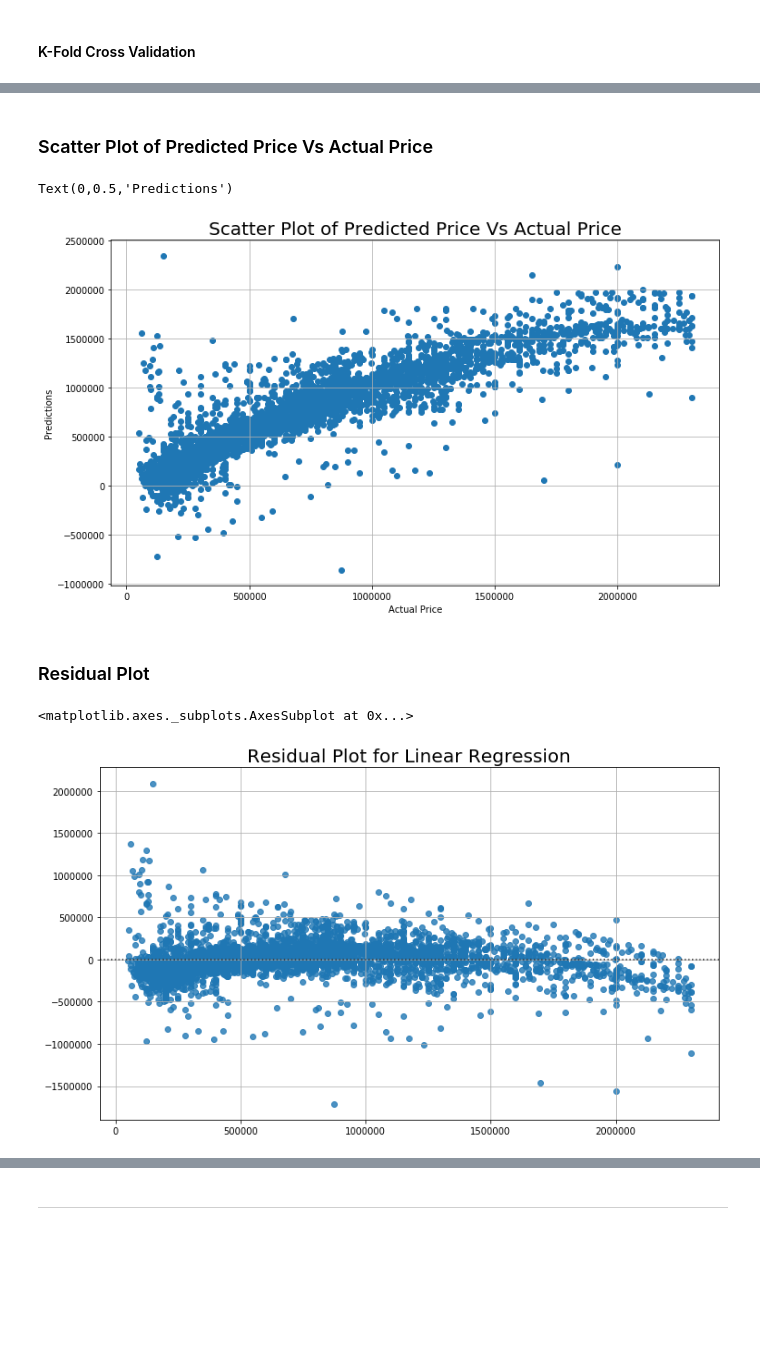
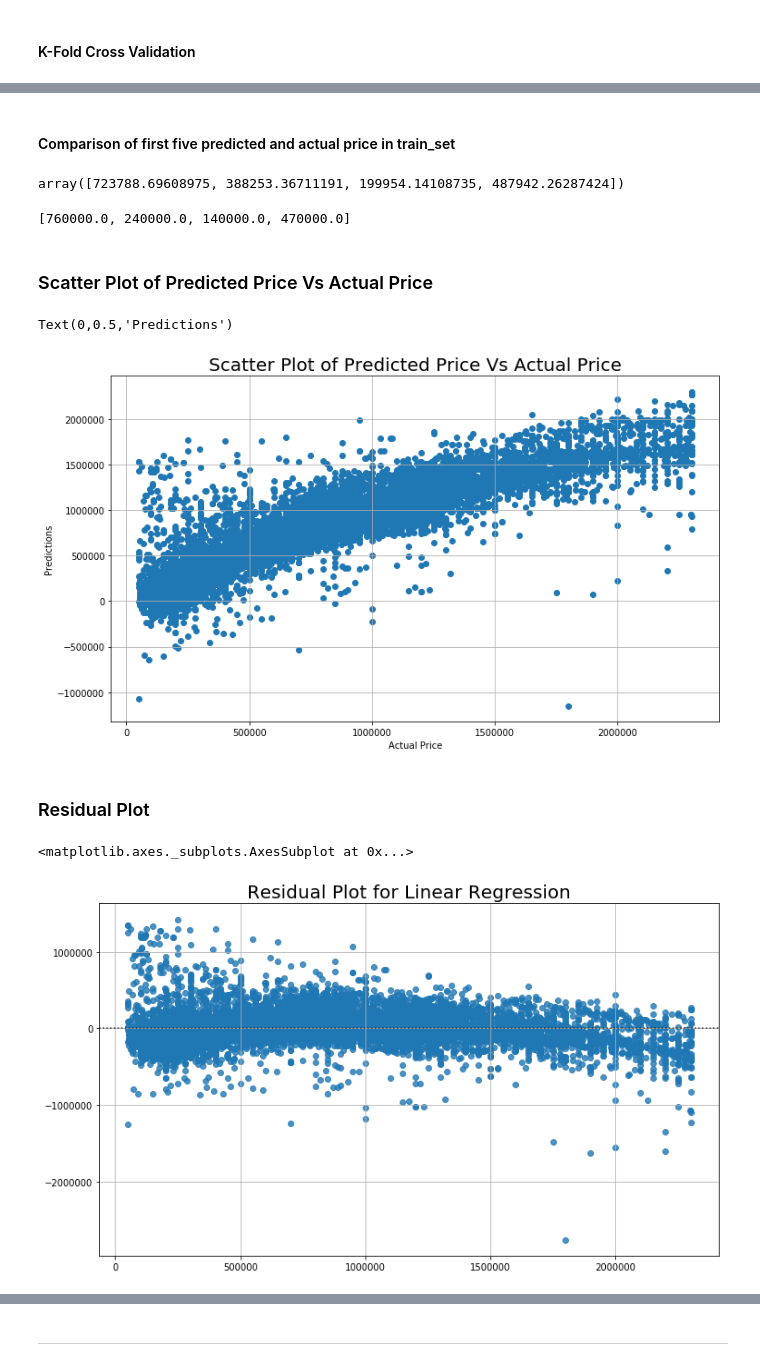
Before and after one commit to pintuiitbhi/car-price-pred, a Jupyter notebook: car_prices.ipynb, the cells around one changed output, grey strips where cells are left out. Cells and saved outputs as stored; diff of their text form; code cells hidden in the pictures; blank space fills up the shorter version.

```diff
--- a/car_prices.ipynb
+++ b/car_prices.ipynb
@@ -36,5 +30,5 @@ test=test.drop(['Price'], axis=1)
 # %%
-# df2 = pd.read_csv('OLX_Car_Data_CSV.csv',encoding= 'latin1')
+df2 = pd.read_csv('OLX_Car_Data_CSV.csv',encoding= 'latin1')
 df2 = df2.sample(frac=1).reset_index(drop=True)# shuffle
 nRow, nCol = df2.shape
 print(f'There are {nRow} rows and {nCol} columns')
@@ -417,3 +357,17 @@ X_train, X_val, Y_train, Y_val = train_test_split(df_X,df_y, test_size=test_size
+# %%
+test_size = 0.30
+
+#Split into train and test
+X_train, X_test, Y_train, Y_test = train_test_split(df_X,df_y, test_size=test_size,shuffle=True, random_state = 3)
+
+
+X_test.to_csv("cleaned_test_set.tsv", sep='\t', encoding='utf-8',index=False)
+
+temp2 = pd.DataFrame(data=Y_test.flatten())
+temp2.columns = temp2.iloc[0]
+temp2 = temp2.reindex(temp2.index.drop(0)).reset_index(drop=True)
+temp2.columns.name = None
+temp2.to_csv("actual_price_test.tsv", sep='\t', encoding='utf-8',index=False)
 # %% [markdown]
 ## <a id="5"> 5. Model</a>
 # %% [markdown]
@@ -568,24 +565,34 @@ Coefficients:
+# %% [markdown]
+#### Comparison of first five predicted and actual price in train_set
+# %%
+y_pred[0:5]
+# %% [output]
+array([723788.69608975, 388253.36711191, 199954.14108735, 487942.26287424])
+# %%
+list(Y_train[0:5])
+# %% [output]
+[760000.0, 240000.0, 140000.0, 470000.0]
 # %% [markdown]
 ### Scatter Plot of Predicted Price Vs Actual Price
 # %%
-y_pred = regr.predict(X_val)
+y_pred = regr.predict(X_train)
 plt.figure(figsize=(12,7))
 plt.grid(True)
 plt.title('Scatter Plot of Predicted Price Vs Actual Price', y=1, size=20)
-plt.scatter(Y_val, y_pred)
+plt.scatter(Y_train, y_pred)
 plt.xlabel("Actual Price")
 plt.ylabel("Predictions")
 # %% [output]
 Text(0,0.5,'Predictions')
-[figure, old version]
+[figure, new version]
 # %% [markdown]
 ### Residual Plot
 # %%
 plt.figure(figsize=(12,7))
 plt.grid(True)
 plt.title('Residual Plot for Linear Regression', y=1, size=20)
-sns.residplot(Y_val,y_pred) # regression Residual Plot for linear regression model using bootstrapping
+sns.residplot(Y_train,y_pred) # regression Residual Plot for linear regression model using bootstrapping
 # %% [output]
 <matplotlib.axes._subplots.AxesSubplot at 0x...>
-[figure, old version]
+[figure, new version]
 # %%
```
Also changed, not shown: parts of 73 cells of this notebook, 7 other files.
